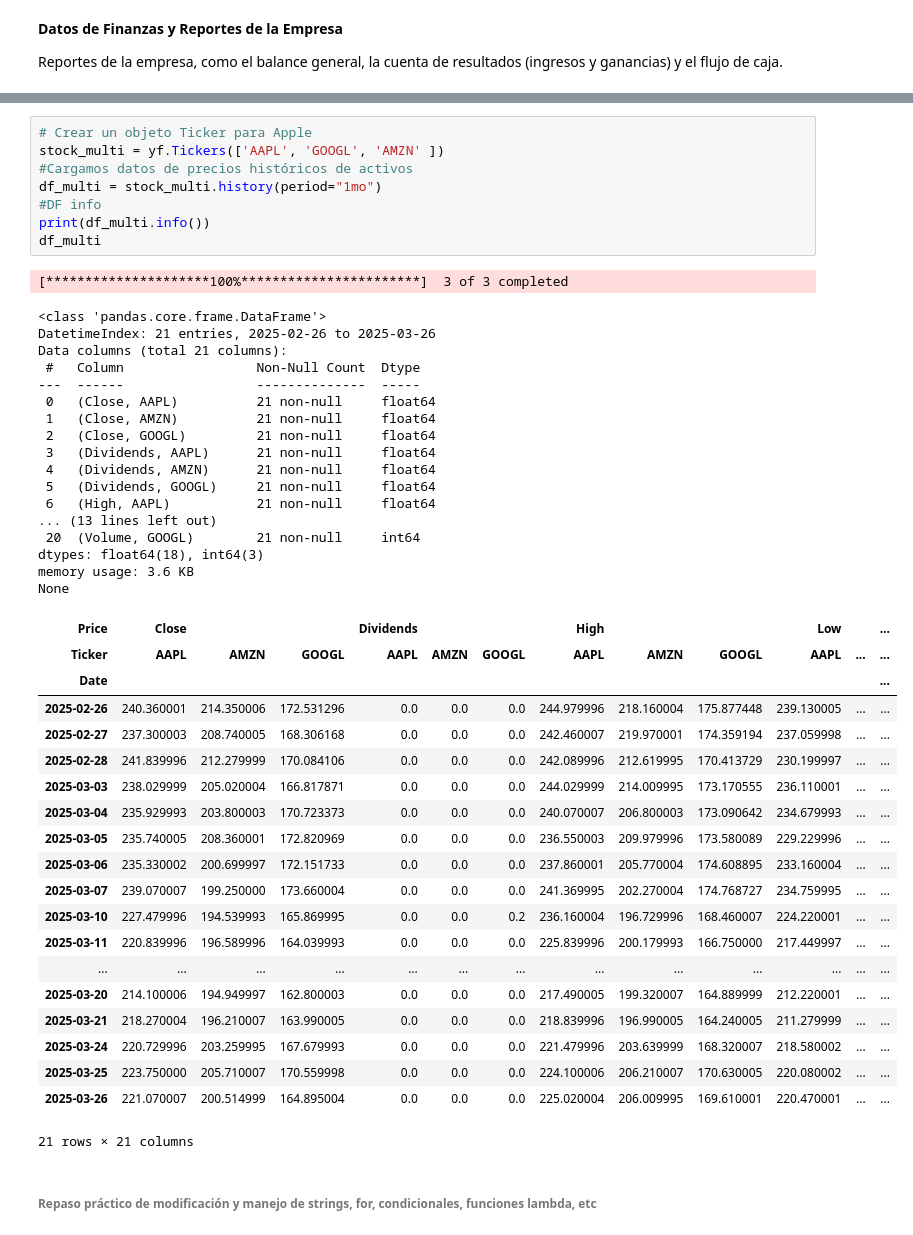
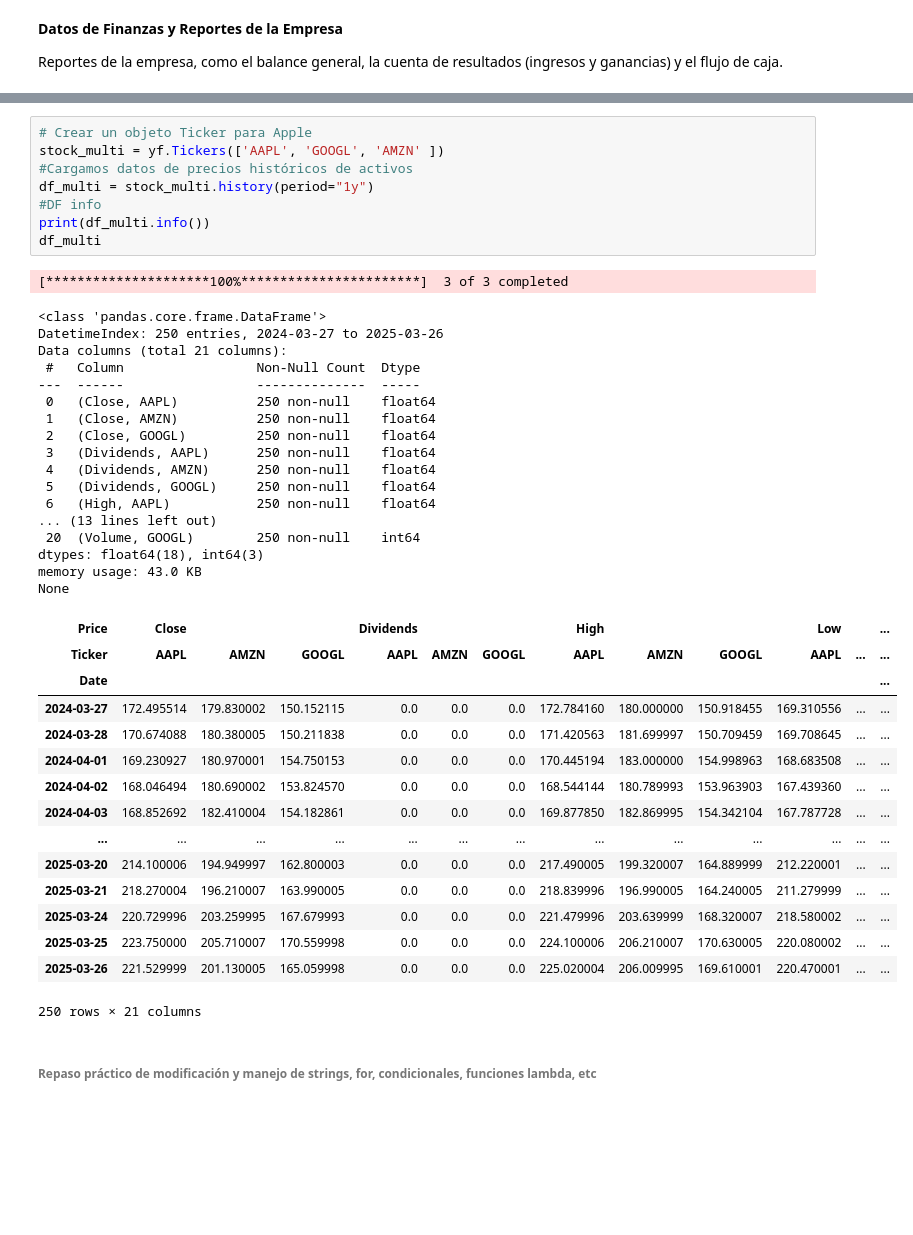
Before and after one commit to DiegoSReco/intro_python_para_economistas, a Jupyter notebook: script_python_5_Analisis_Datos_Pandas_2.ipynb, the cells around one changed output, grey strips where cells are left out. Saved outputs shown, nothing was run; the diff lists cells and outputs as text; blank space fills up the shorter version.

```diff
--- a/script_python_5_Analisis_Datos_Pandas_2.ipynb
+++ b/script_python_5_Analisis_Datos_Pandas_2.ipynb
@@ -572,50 +572,45 @@ Financing Cash Flow                             -79733000000.0
 # %%
 # Crear un objeto Ticker para Apple
 stock_multi = yf.Tickers(['AAPL', 'GOOGL', 'AMZN' ])
 #Cargamos datos de precios históricos de activos
-df_multi = stock_multi.history(period="1mo")
+df_multi = stock_multi.history(period="1y")
 #DF info
 print(df_multi.info())
 df_multi
 # %% [output]
 [*********************100%***********************]  3 of 3 completed
 <class 'pandas.core.frame.DataFrame'>
-DatetimeIndex: 21 entries, 2025-02-26 to 2025-03-26
+DatetimeIndex: 250 entries, 2024-03-27 to 2025-03-26
 Data columns (total 21 columns):
  #   Column                 Non-Null Count  Dtype
 ---  ------                 --------------  -----
- 0   (Close, AAPL)          21 non-null     float64
- 1   (Close, AMZN)          21 non-null     float64
- 2   (Close, GOOGL)         21 non-null     float64
- 3   (Dividends, AAPL)      21 non-null     float64
- 4   (Dividends, AMZN)      21 non-null     float64
- 5   (Dividends, GOOGL)     21 non-null     float64
- 6   (High, AAPL)           21 non-null     float64
+ 0   (Close, AAPL)          250 non-null    float64
+ 1   (Close, AMZN)          250 non-null    float64
+ 2   (Close, GOOGL)         250 non-null    float64
+ 3   (Dividends, AAPL)      250 non-null    float64
+ 4   (Dividends, AMZN)      250 non-null    float64
+ 5   (Dividends, GOOGL)     250 non-null    float64
+ 6   (High, AAPL)           250 non-null    float64
 ... (13 lines left out)
- 20  (Volume, GOOGL)        21 non-null     int64
+ 20  (Volume, GOOGL)        250 non-null    int64
 dtypes: float64(18), int64(3)
-memory usage: 3.6 KB
+memory usage: 43.0 KB
 None
 | Price | Close |  |  | Dividends |  |  | High |  |  | Low |  | ... |
 | Ticker | AAPL | AMZN | GOOGL | AAPL | AMZN | GOOGL | AAPL | AMZN | GOOGL | AAPL | ... | ... |
 | Date |  |  |  |  |  |  |  |  |  |  |  | ... |
-| 2025-02-26 | 240.360001 | 214.350006 | 172.531296 | 0.0 | 0.0 | 0.0 | 244.979996 | 218.160004 | 175.877448 | 239.130005 | ... | ... |
-| 2025-02-27 | 237.300003 | 208.740005 | 168.306168 | 0.0 | 0.0 | 0.0 | 242.460007 | 219.970001 | 174.359194 | 237.059998 | ... | ... |
-| 2025-02-28 | 241.839996 | 212.279999 | 170.084106 | 0.0 | 0.0 | 0.0 | 242.089996 | 212.619995 | 170.413729 | 230.199997 | ... | ... |
-| 2025-03-03 | 238.029999 | 205.020004 | 166.817871 | 0.0 | 0.0 | 0.0 | 244.029999 | 214.009995 | 173.170555 | 236.110001 | ... | ... |
-| 2025-03-04 | 235.929993 | 203.800003 | 170.723373 | 0.0 | 0.0 | 0.0 | 240.070007 | 206.800003 | 173.090642 | 234.679993 | ... | ... |
-| 2025-03-05 | 235.740005 | 208.360001 | 172.820969 | 0.0 | 0.0 | 0.0 | 236.550003 | 209.979996 | 173.580089 | 229.229996 | ... | ... |
-| 2025-03-06 | 235.330002 | 200.699997 | 172.151733 | 0.0 | 0.0 | 0.0 | 237.860001 | 205.770004 | 174.608895 | 233.160004 | ... | ... |
-| 2025-03-07 | 239.070007 | 199.250000 | 173.660004 | 0.0 | 0.0 | 0.0 | 241.369995 | 202.270004 | 174.768727 | 234.759995 | ... | ... |
-| 2025-03-10 | 227.479996 | 194.539993 | 165.869995 | 0.0 | 0.0 | 0.2 | 236.160004 | 196.729996 | 168.460007 | 224.220001 | ... | ... |
-| 2025-03-11 | 220.839996 | 196.589996 | 164.039993 | 0.0 | 0.0 | 0.0 | 225.839996 | 200.179993 | 166.750000 | 217.449997 | ... | ... |
+| 2024-03-27 | 172.495514 | 179.830002 | 150.152115 | 0.0 | 0.0 | 0.0 | 172.784160 | 180.000000 | 150.918455 | 169.310556 | ... | ... |
+| 2024-03-28 | 170.674088 | 180.380005 | 150.211838 | 0.0 | 0.0 | 0.0 | 171.420563 | 181.699997 | 150.709459 | 169.708645 | ... | ... |
+| 2024-04-01 | 169.230927 | 180.970001 | 154.750153 | 0.0 | 0.0 | 0.0 | 170.445194 | 183.000000 | 154.998963 | 168.683508 | ... | ... |
+| 2024-04-02 | 168.046494 | 180.690002 | 153.824570 | 0.0 | 0.0 | 0.0 | 168.544144 | 180.789993 | 153.963903 | 167.439360 | ... | ... |
+| 2024-04-03 | 168.852692 | 182.410004 | 154.182861 | 0.0 | 0.0 | 0.0 | 169.877850 | 182.869995 | 154.342104 | 167.787728 | ... | ... |
 | ... | ... | ... | ... | ... | ... | ... | ... | ... | ... | ... | ... | ... |
 | 2025-03-20 | 214.100006 | 194.949997 | 162.800003 | 0.0 | 0.0 | 0.0 | 217.490005 | 199.320007 | 164.889999 | 212.220001 | ... | ... |
 | 2025-03-21 | 218.270004 | 196.210007 | 163.990005 | 0.0 | 0.0 | 0.0 | 218.839996 | 196.990005 | 164.240005 | 211.279999 | ... | ... |
 | 2025-03-24 | 220.729996 | 203.259995 | 167.679993 | 0.0 | 0.0 | 0.0 | 221.479996 | 203.639999 | 168.320007 | 218.580002 | ... | ... |
 | 2025-03-25 | 223.750000 | 205.710007 | 170.559998 | 0.0 | 0.0 | 0.0 | 224.100006 | 206.210007 | 170.630005 | 220.080002 | ... | ... |
-| 2025-03-26 | 221.070007 | 200.514999 | 164.895004 | 0.0 | 0.0 | 0.0 | 225.020004 | 206.009995 | 169.610001 | 220.470001 | ... | ... |
+| 2025-03-26 | 221.529999 | 201.130005 | 165.059998 | 0.0 | 0.0 | 0.0 | 225.020004 | 206.009995 | 169.610001 | 220.470001 | ... | ... |
-21 rows × 21 columns
+250 rows × 21 columns
 # %% [markdown]
 ###### Repaso práctico de modificación y manejo de **strings, for, condicionales, funciones lambda, etc**
 # %%
```
Also changed, not shown: parts of 7 cells of this notebook.
